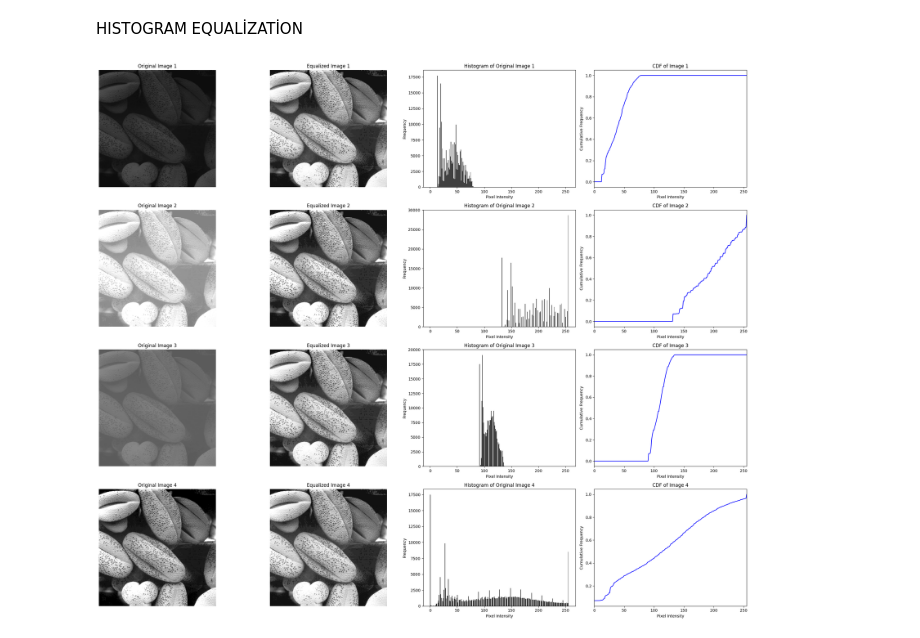
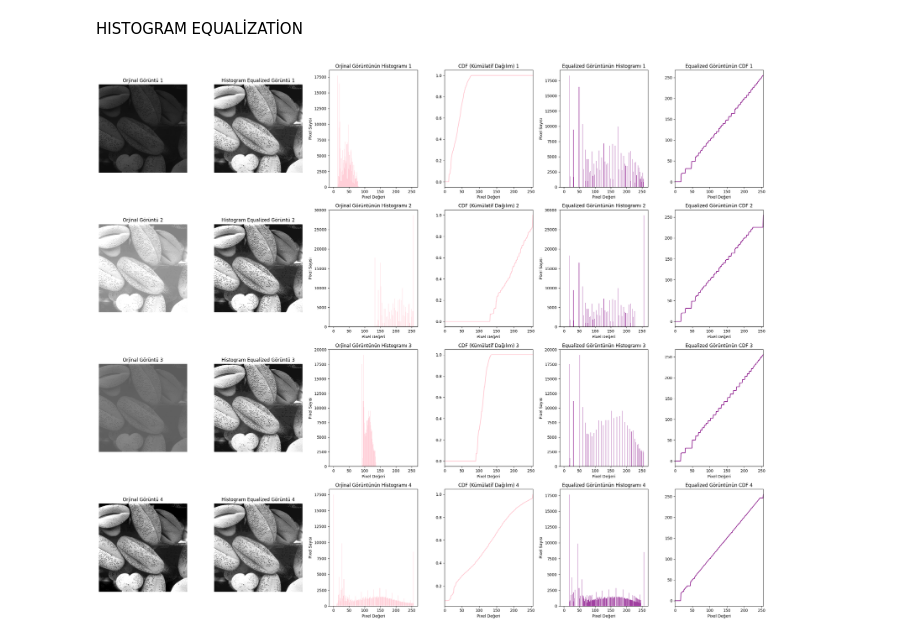
Before and after one commit to beyzanrcam/Image_Processing, a Jupyter notebook: LAB02/210102002037_BEYZANUR_CAM_LAB2.ipynb, the cells around one changed output. Saved outputs shown, nothing was run; the diff lists cells and outputs as text; code cells hidden in the pictures.

```diff
--- a/LAB02/210102002037_BEYZANUR_CAM_LAB2.ipynb
+++ b/LAB02/210102002037_BEYZANUR_CAM_LAB2.ipynb
@@ -318,51 +305,68 @@ HISTOGRAM EQUALİZATİON
 # %%
 pgm_image_1 = PGMImage('Fig0316(4)(bottom_left).pgm')
 pgm_image_2 = PGMImage('Fig0316(1)(top_left).pgm')
 pgm_image_3 = PGMImage('Fig0316(2)(2nd_from_top).pgm')
 pgm_image_4 = PGMImage('Fig0316(3)(third_from_top).pgm')
 
 plt.figure(figsize=(24, 20))
 
-# List of images for iteration
+# Kolay bir şekilde plot edebilmek için yapılmıştır
 images = [pgm_image_1, pgm_image_2, pgm_image_3, pgm_image_4]
 titles = ['Image 1', 'Image 2', 'Image 3', 'Image 4']
 
 for i, pgm_image in enumerate(images):
+    # Orijinal görüntüyü 2D matrise dönüştür
     original_image = np.array(pgm_image.pixels, dtype=np.uint8).reshape((pgm_image.height, pgm_image.width))
 
-    # Apply histogram equalization and get the CDF
-    equalized_pixels, cdf = pgm_image.myHistogramEqualization()  # Perform histogram equalization
-    equalized_image = np.array(equalized_pixels, dtype=np.uint8).reshape((pgm_image.height, pgm_image.width))
+    # Histogram eşitleme fonksiyonu uygulanır hem görüntü hem de CDF elde edilir
+    equalized_pixels, cdf = pgm_image.myHistogramEqualization()
+    equalized_image = np.array(equalized_pixels, dtype=np.uint8).reshape((pgm_image.height, pgm_image.width)) # 2D'ye dönüştürülür
 
-    # Show the original image
-    plt.subplot(4, 4, i * 4 + 1)
-    plt.title(f'Original Image {i + 1}')
+    # Orijinal görüntü
+    plt.subplot(4, 6, i * 6 + 1)
+    plt.title(f'Orjinal Görüntü {i + 1}')
     plt.axis('off')
     plt.imshow(original_image, cmap='gray', vmin=0, vmax=255)
 
-    # Show the equalized image
-    plt.subplot(4, 4, i * 4 + 2)
-    plt.title(f'Equalized Image {i + 1}')
+    # Histogram eşitlenmiş görüntü
+    plt.subplot(4, 6, i * 6 + 2)
+    plt.title(f'Histogram Equalized Görüntü {i + 1}')
     plt.axis('off')
     plt.imshow(equalized_image, cmap='gray', vmin=0, vmax=255)
 
-    # Plot the histogram of the original image
-    plt.subplot(4, 4, i * 4 + 3)
-    plt.hist(original_image.ravel(), bins=256, range=[0, 256], color='black', alpha=0.75)
-    plt.title(f'Histogram of Original Image {i + 1}')
-    plt.xlabel('Pixel Intensity')
-    plt.ylabel('Frequency')
+    # Orijinal görüntünün histogramı
+    plt.subplot(4, 6, i * 6 + 3)
+    plt.hist(original_image.ravel(), bins=256, range=[0, 256], color='pink', alpha=0.75)
+    plt.title(f'Orjinal Görüntünün Histogramı {i + 1}')
+    plt.xlabel('Pixel Değeri')
+    plt.ylabel('Pixel Sayısı')
 
+    # Orijinal görüntünün CDF'si
+    plt.subplot(4, 6, i * 6 + 4)
+    plt.plot(cdf, color='pink')
+    plt.title(f'CDF (Kümülatif Dağılım) {i + 1}')
+    plt.xlabel('Pixel Değeri')
+    plt.xlim([0, 255])
 
-    # Plot the CDF
-    plt.subplot(4, 4, i * 4 + 4)
-    plt.plot(cdf, color='blue')
-    plt.title(f'CDF of Image {i + 1}')
-    plt.xlabel('Pixel Intensity')
-    plt.ylabel('Cumulative Frequency')
+    # Histogram eşitlenmiş görüntünün histogramı
+    plt.subplot(4, 6, i * 6 + 5)
+    plt.hist(equalized_image.ravel(), bins=256, range=[0, 256], color='purple', alpha=0.75)
+    plt.title(f'Equalized Görüntünün Histogramı {i + 1}')
+    plt.xlabel('Pixel Değeri')
+    plt.ylabel('Pixel Sayısı')
+
+    # Histogram eşitlenmiş görüntünün CDF'si
+    equalized_hist, _ = np.histogram(equalized_image.ravel(), 256, [0, 256])
+    equalized_cdf = np.cumsum(equalized_hist).astype(np.float32)
+    equalized_cdf_normalized = equalized_cdf / equalized_cdf[-1]
+
+    plt.subplot(4, 6, i * 6 + 6)
+    plt.plot(equalized_cdf_normalized * 255, color='purple')
+    plt.title(f'Equalized Görüntünün CDF {i + 1}')
+    plt.xlabel('Pixel Değeri')
     plt.xlim([0, 255])
 
 plt.tight_layout()
 plt.show()
 # %% [output]
-[figure, old version]
+[figure, new version]
```
Also changed, not shown: parts of 3 cells of this notebook.
